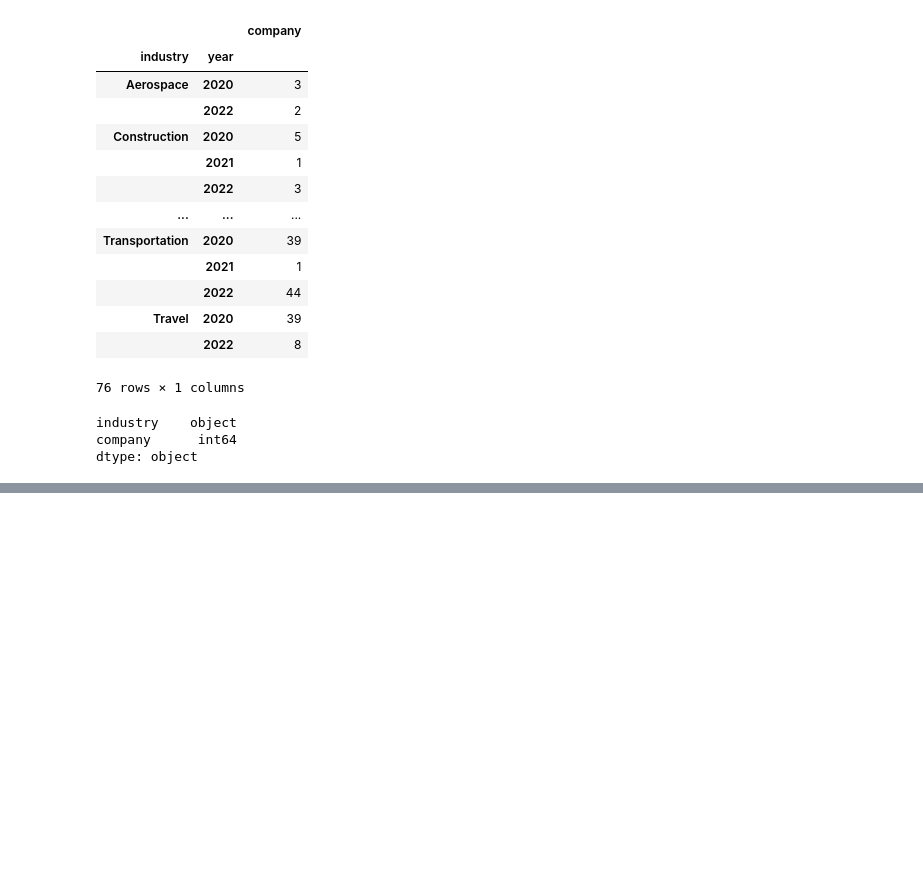
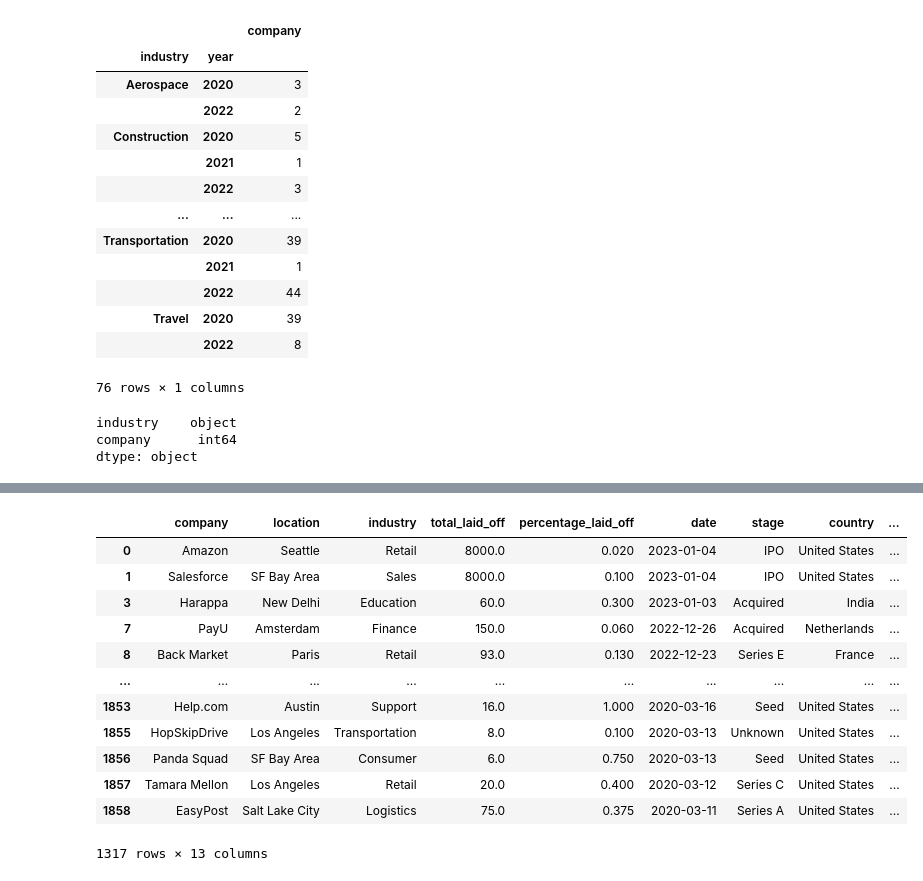
Before and after one commit to jasonphillip/Python_Data_Analysis_Project, a Jupyter notebook: Layoffs Project.ipynb, the cells around one changed output, grey strips where cells are left out. Cells and saved outputs as stored; diff of their text form; code cells hidden in the pictures; blank space fills up the shorter version.

```diff
--- a/Layoffs Project.ipynb
+++ b/Layoffs Project.ipynb
@@ -82,10 +83,10 @@ df[df['date'].isnull()]
 df = df[df.company != 'Homebound']
 # %%
-# convert date column to panda datetime series and add month and column rows
+# convert date column to panda datetime series and add month, year, and month_year column rows
 df['date'] = df['date'].apply(pd.to_datetime)
 df['month'] = df['date'].dt.month
 df['year'] = df['date'].dt.year
-df['Month_Year'] = df['date'].apply(lambda x: x.strftime('%B-%Y'))
+df['month_year'] = df['date'].apply(lambda x: x.strftime('%B-%Y'))
 df
 # %% [output]
 |  | company | location | industry | total_laid_off | percentage_laid_off | date | stage | country | ... |
@@ -782,0 +888,16 @@ plt.show()
+# %%
+df_total
+# %% [output]
+|  | company | location | industry | total_laid_off | percentage_laid_off | date | stage | country | ... |
+| 0 | Amazon | Seattle | Retail | 8000.0 | 0.020 | 2023-01-04 | IPO | United States | ... |
+| 1 | Salesforce | SF Bay Area | Sales | 8000.0 | 0.100 | 2023-01-04 | IPO | United States | ... |
+| 3 | Harappa | New Delhi | Education | 60.0 | 0.300 | 2023-01-03 | Acquired | India | ... |
+| 7 | PayU | Amsterdam | Finance | 150.0 | 0.060 | 2022-12-26 | Acquired | Netherlands | ... |
+| 8 | Back Market | Paris | Retail | 93.0 | 0.130 | 2022-12-23 | Series E | France | ... |
+| ... | ... | ... | ... | ... | ... | ... | ... | ... | ... |
+| 1853 | Help.com | Austin | Support | 16.0 | 1.000 | 2020-03-16 | Seed | United States | ... |
+| 1855 | HopSkipDrive | Los Angeles | Transportation | 8.0 | 0.100 | 2020-03-13 | Unknown | United States | ... |
+| 1856 | Panda Squad | SF Bay Area | Consumer | 6.0 | 0.750 | 2020-03-13 | Seed | United States | ... |
+| 1857 | Tamara Mellon | Los Angeles | Retail | 20.0 | 0.400 | 2020-03-12 | Series C | United States | ... |
+| 1858 | EasyPost | Salt Lake City | Logistics | 75.0 | 0.375 | 2020-03-11 | Series A | United States | ... |
+1317 rows × 13 columns
```
Also changed, not shown: parts of 66 cells of this notebook.
